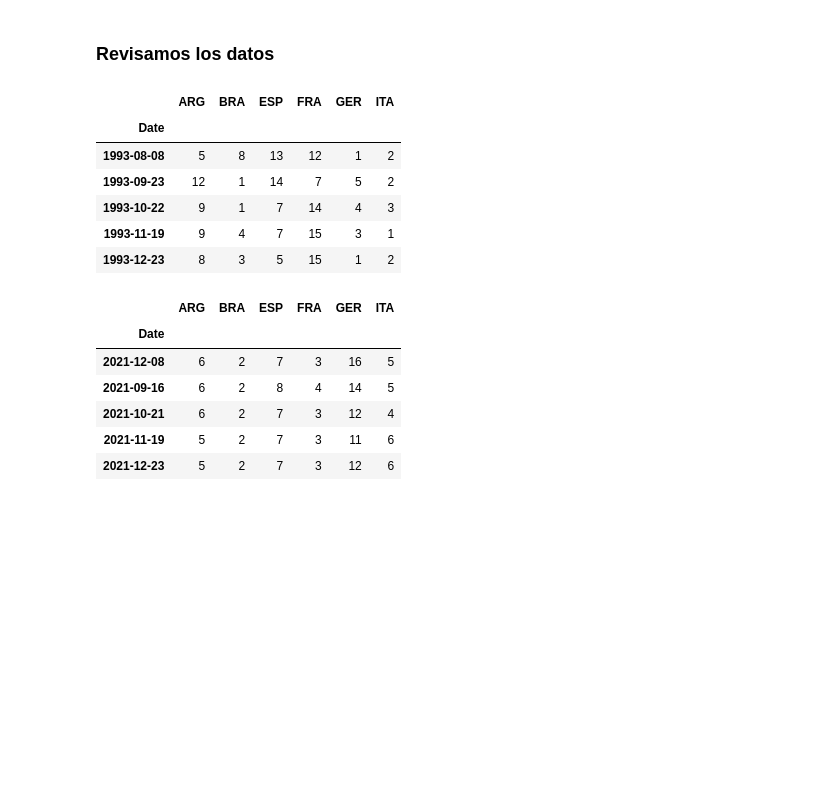
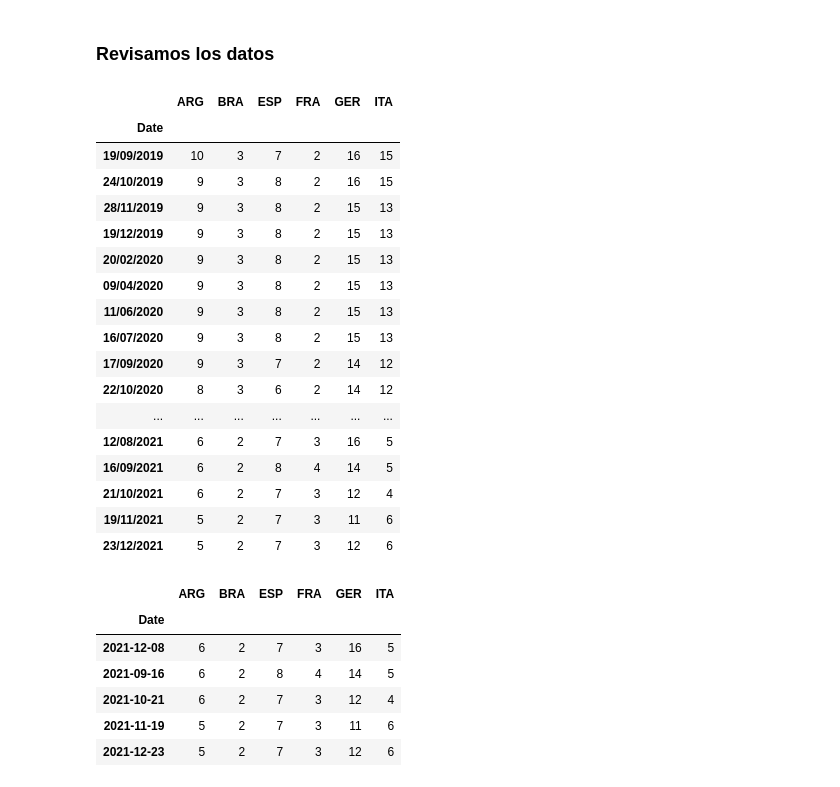
Before and after one commit to vbatiz/intro-python, a Jupyter notebook: notebooks/IntroPython_06.ipynb, the cells around one changed output. Drawn from its saved outputs; the diff is of its cells as text; code cells hidden in the pictures; blank space fills up the shorter version.

```diff
--- a/notebooks/IntroPython_06.ipynb
+++ b/notebooks/IntroPython_06.ipynb
@@ -29,16 +29,27 @@ fifa_filepath = "https://raw.githubusercontent.com/vbatiz/intro-python/main/note
 fifa_data = pd.read_csv(fifa_filepath, index_col="Date", parse_dates=True)
 # %% [markdown]
 ### Revisamos los datos
-# %%
-fifa_data.head()
-# %% [output]
-|  | ARG | BRA | ESP | FRA | GER | ITA |
-| Date |  |  |  |  |  |  |
-| 1993-08-08 | 5 | 8 | 13 | 12 | 1 | 2 |
-| 1993-09-23 | 12 | 1 | 14 | 7 | 5 | 2 |
-| 1993-10-22 | 9 | 1 | 7 | 14 | 4 | 3 |
-| 1993-11-19 | 9 | 4 | 7 | 15 | 3 | 1 |
-| 1993-12-23 | 8 | 3 | 5 | 15 | 1 | 2 |
+# %%
+fifa_data.tail(20)
+# %% [output]
+|  | ARG | BRA | ESP | FRA | GER | ITA |
+| Date |  |  |  |  |  |  |
+| 19/09/2019 | 10 | 3 | 7 | 2 | 16 | 15 |
+| 24/10/2019 | 9 | 3 | 8 | 2 | 16 | 15 |
+| 28/11/2019 | 9 | 3 | 8 | 2 | 15 | 13 |
+| 19/12/2019 | 9 | 3 | 8 | 2 | 15 | 13 |
+| 20/02/2020 | 9 | 3 | 8 | 2 | 15 | 13 |
+| 09/04/2020 | 9 | 3 | 8 | 2 | 15 | 13 |
+| 11/06/2020 | 9 | 3 | 8 | 2 | 15 | 13 |
+| 16/07/2020 | 9 | 3 | 8 | 2 | 15 | 13 |
+| 17/09/2020 | 9 | 3 | 7 | 2 | 14 | 12 |
+| 22/10/2020 | 8 | 3 | 6 | 2 | 14 | 12 |
+| ... | ... | ... | ... | ... | ... | ... |
+| 12/08/2021 | 6 | 2 | 7 | 3 | 16 | 5 |
+| 16/09/2021 | 6 | 2 | 8 | 4 | 14 | 5 |
+| 21/10/2021 | 6 | 2 | 7 | 3 | 12 | 4 |
+| 19/11/2021 | 5 | 2 | 7 | 3 | 11 | 6 |
+| 23/12/2021 | 5 | 2 | 7 | 3 | 12 | 6 |
 # %%
 fifa_data.tail()
 # %% [output]
```
Also changed, not shown: parts of 5 cells of this notebook.
